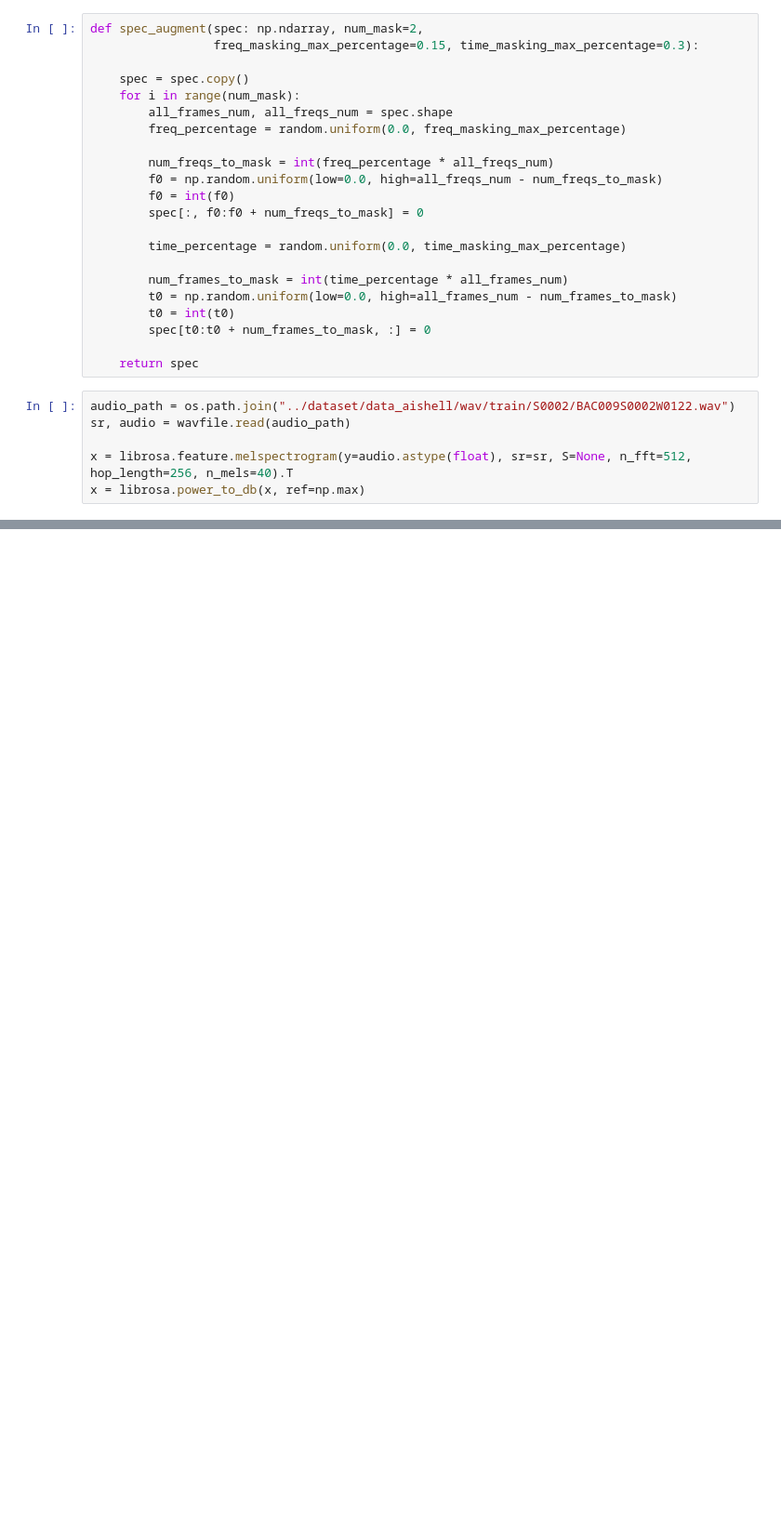
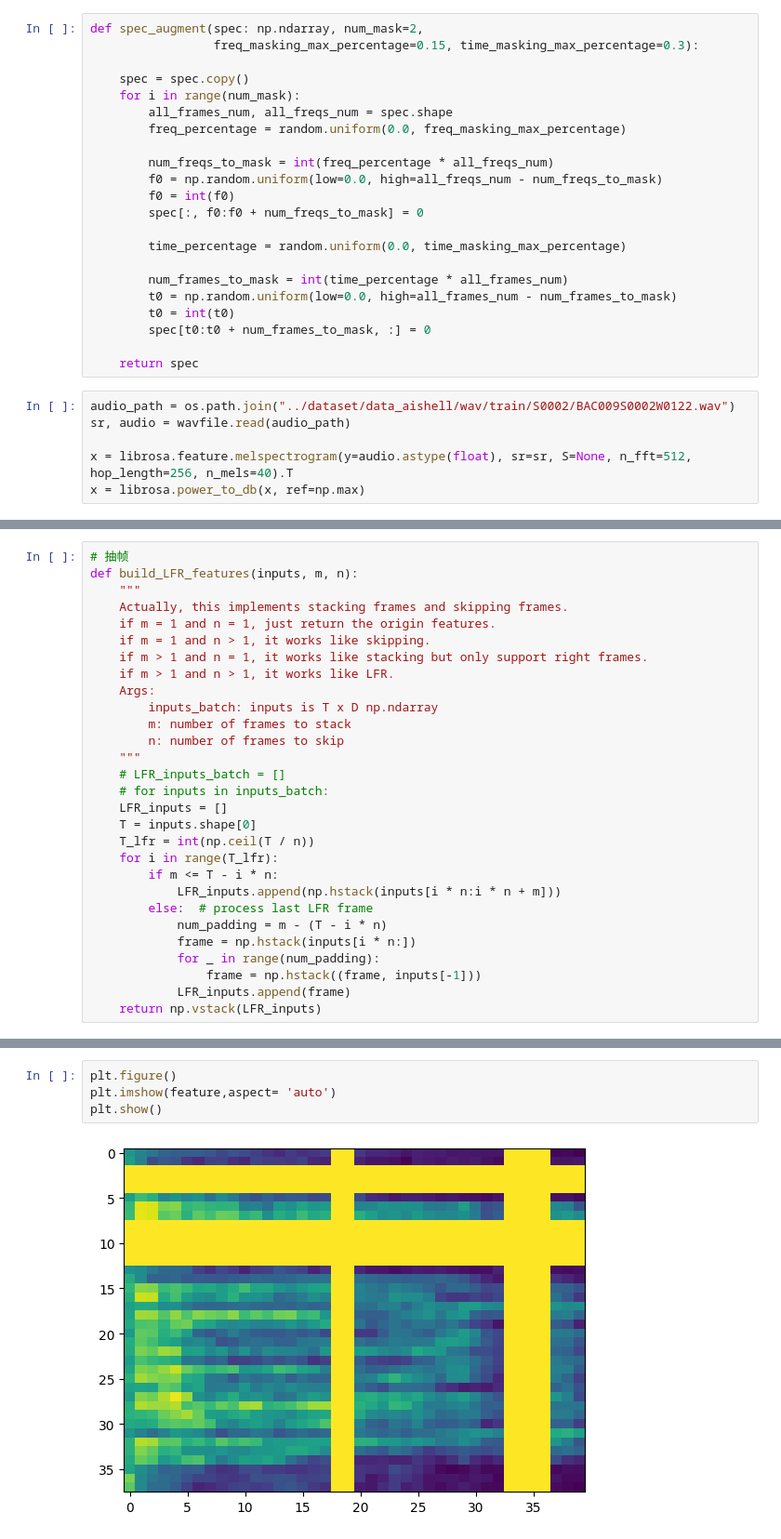
Before and after one commit to Kiri0824/speechtransformer, a Jupyter notebook: explore.ipynb, the cells around one changed output, grey strips where cells are left out. Shown at 93% size. Saved outputs shown, nothing was run; the diff lists cells and outputs as text; blank space fills up the shorter version.

```diff
--- a/explore.ipynb
+++ b/explore.ipynb
@@ -136,0 +131,29 @@ plt.show()
+# %%
+# 抽帧
+def build_LFR_features(inputs, m, n):
+    """
+    Actually, this implements stacking frames and skipping frames.
+    if m = 1 and n = 1, just return the origin features.
+    if m = 1 and n > 1, it works like skipping.
+    if m > 1 and n = 1, it works like stacking but only support right frames.
+    if m > 1 and n > 1, it works like LFR.
+    Args:
+        inputs_batch: inputs is T x D np.ndarray
+        m: number of frames to stack
+        n: number of frames to skip
+    """
+    # LFR_inputs_batch = []
+    # for inputs in inputs_batch:
+    LFR_inputs = []
+    T = inputs.shape[0]
+    T_lfr = int(np.ceil(T / n))
+    for i in range(T_lfr):
+        if m <= T - i * n:
+            LFR_inputs.append(np.hstack(inputs[i * n:i * n + m]))
+        else:  # process last LFR frame
+            num_padding = m - (T - i * n)
+            frame = np.hstack(inputs[i * n:])
+            for _ in range(num_padding):
+                frame = np.hstack((frame, inputs[-1]))
+            LFR_inputs.append(frame)
+    return np.vstack(LFR_inputs)
@@ -136,0 +176,6 @@ plt.show()
+# %%
+plt.figure()
+plt.imshow(feature,aspect= 'auto')
+plt.show()
+# %% [output]
+[figure, added]
```
Also changed, not shown: parts of 13 cells of this notebook, 8 other files.
